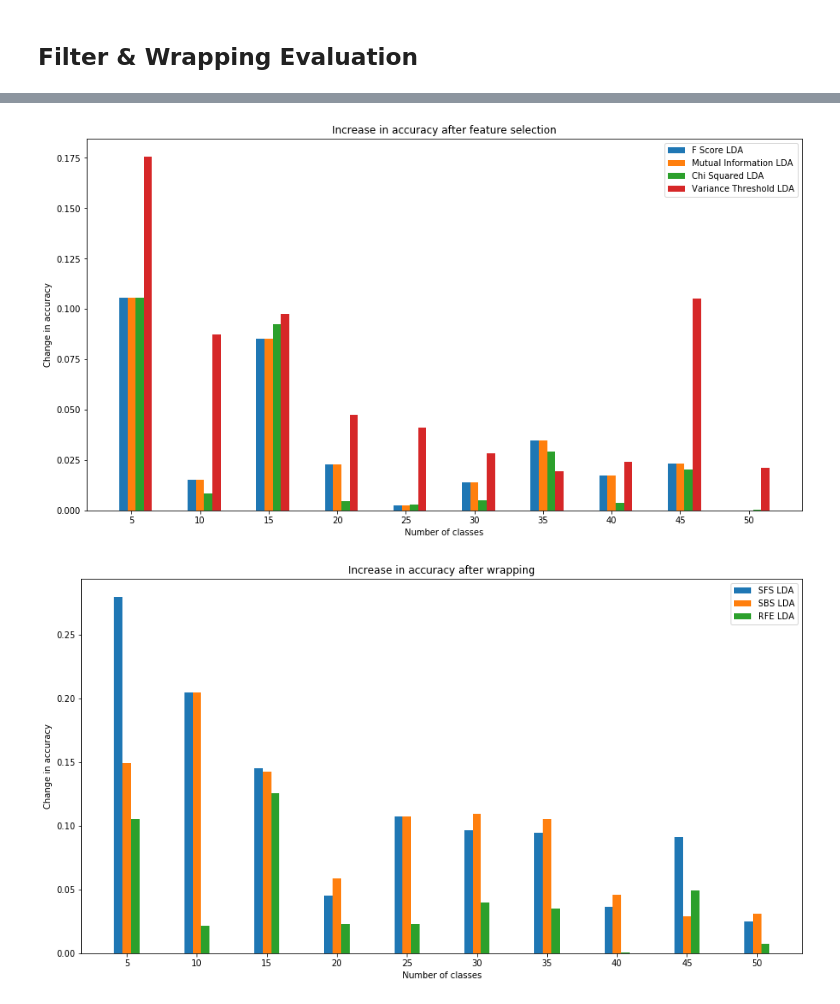
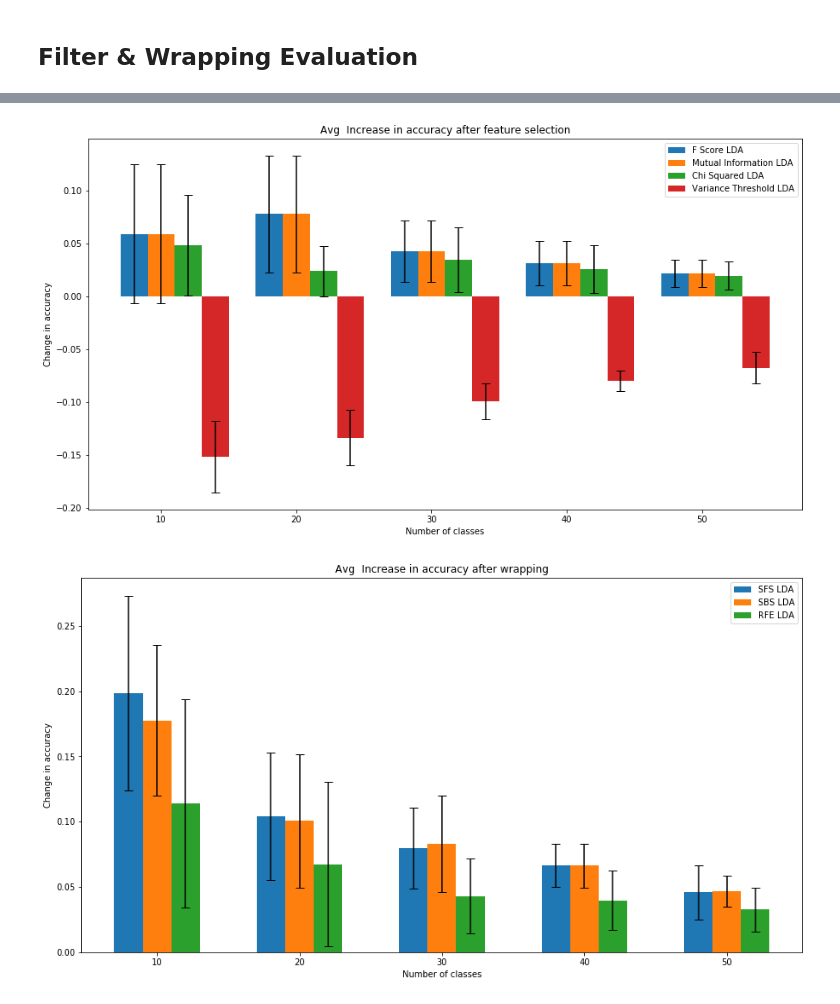
Before and after one commit to sebastiandro/MVE440-Project-3, a Jupyter notebook: SebastianN_filtering.ipynb, the cells around one changed output, grey strips where cells are left out. Saved outputs shown, nothing was run; the diff lists cells and outputs as text; code cells hidden in the pictures.

```diff
--- a/SebastianN_filtering.ipynb
+++ b/SebastianN_filtering.ipynb
@@ -79,6 +70,21 @@ def vt_feat_sel(X_train, X_test, y_train, y_test, class_alg=LinearDiscriminantAn
     vt_selected_features = np.argmax(vt_acc)
 
     return vt_time, vt_max_acc, vt_selected_features + 1
+# %%
+def vt_feat_sel_seb(X_train, X_test, y_train, y_test, th=34, class_alg=LinearDiscriminantAnalysis()):
+    t_start = time.time()
+
+    sel = VarianceThreshold(threshold=th)
+    X_train_fs = sel.fit_transform(X_train)
+    X_test_fs = X_test[:,:X_train_fs.shape[1]]
+
+    class_alg.fit(X_train_fs, y_train)
+    y_test_pred = class_alg.predict(X_test_fs)
+    acc = accuracy_score(y_test, y_test_pred, normalize=True)
+
+    vt_time = time.time()-t_start
+
+    return vt_time, acc, X_train_fs.shape[1]
 # %% [markdown]
 ### Recursive Feature Elimination
 # %%
@@ -128,7 +134,3 @@ def seq_feat_sel(X_train, X_test, y_train, y_test, num_feat = 30,\
     sfs_acc = accuracy_score(y_test, y_test_pred)
 
     return sfs_time, sfs_acc, len(wrap_feat_sfs)
-# %%
-best_ks, best_scores, times, f_scores_filtered_knn, f_scores_filtered_lda, mi_scores_filtered_knn, \
-mi_scores_filtered_lda, chi2_scores_filtered_knn, \
-chi2_scores_filtered_lda = run_filters(X_train, y_train, X_test, y_test)
@@ -336,56 +241,57 @@ for i,nc in enumerate(nr_classes):
 # %%
 # ================== Accuracy ==================
 plt.figure(figsize=(15,8))
-bw = 0.6
-plt.title("Increase in accuracy after feature selection")
-plt.bar(nr_classes-bw, f_score_accs-orig_accs, label="F Score LDA", width=bw, align='center')
-plt.bar(nr_classes, mi_accs-orig_accs,  label="Mutual Information LDA",width=bw)
-plt.bar(nr_classes+bw, chi2_accs-orig_accs,  label="Chi Squared LDA",width=bw)
-plt.bar(nr_classes+bw*2, vt_accs-orig_accs,  label="Variance Threshold LDA",width=bw)
+bw = 0.2
+xs = np.array(range(len(nr_classes)))
+plt.title("Avg  Increase in accuracy after feature selection")
+plt.bar(xs - bw, np.mean(f_score_accs-orig_accs, axis=0), yerr=np.std(f_score_accs-orig_accs, axis=0), label="F Score LDA", width=bw, align='center', capsize=5)
+plt.bar(xs, np.mean(mi_accs-orig_accs, axis=0), yerr=np.std(mi_accs-orig_accs, axis=0), label="Mutual Information LDA",width=bw,align='center', capsize=5)
+plt.bar(xs +bw, np.mean(chi2_accs-orig_accs, axis=0), yerr=np.std(chi2_accs-orig_accs, axis=0), label="Chi Squared LDA",width=bw, align='center', capsize=5)
+plt.bar(xs +bw*2, np.mean(vt_accs-orig_accs, axis=0),  yerr=np.std(vt_accs-orig_accs, axis=0), label="Variance Threshold LDA",width=bw, align='center', capsize=5)
 plt.legend()
 plt.xlabel('Number of classes')
 plt.ylabel('Change in accuracy')
-plt.xticks(nr_classes)
+plt.xticks(xs, nr_classes)
 plt.show()
 
 plt.figure(figsize=(15,8))
-plt.title("Increase in accuracy after wrapping")
-plt.bar(nr_classes-bw, sfs_accs-orig_accs, label="SFS LDA", width=bw, align='center')
-plt.bar(nr_classes, sbs_accs-orig_accs,  label="SBS LDA",width=bw)
-plt.bar(nr_classes+bw, rfe_accs-orig_accs,  label="RFE LDA",width=bw)
+plt.title("Avg  Increase in accuracy after wrapping")
+plt.bar(xs-bw, np.mean(sfs_accs-orig_accs, axis=0), yerr=np.std(sfs_accs-orig_accs, axis=0), label="SFS LDA", width=bw, align='center', capsize=5)
+plt.bar(xs, np.mean(sbs_accs-orig_accs, axis=0), yerr=np.std(sbs_accs-orig_accs, axis=0), label="SBS LDA",width=bw, capsize=5)
+plt.bar(xs+bw, np.mean(rfe_accs-orig_accs, axis=0), yerr=np.std(rfe_accs-orig_accs, axis=0), label="RFE LDA",width=bw, capsize=5)
 plt.legend()
 plt.xlabel("Number of classes")
 plt.ylabel("Change in accuracy")
-plt.xticks(nr_classes)
+plt.xticks(xs, nr_classes)
 plt.show()
 
 
 # ================== Running Time ==================
 
-f, (ax1, ax2) = plt.subplots(1, 2, sharey=True, figsize=(15,8))
+f, (ax1, ax2) = plt.subplots(1, 2, figsize=(15,8))
 
 f.figsize = (15,8)
 
-ax1.set_title("Running time for filter algorithm")
-ax1.plot(nr_classes, f_score_times, marker='.', label="F Score LDA")
-ax1.plot(nr_classes, mi_times, marker='.', label="Mutual Information LDA")
-ax1.plot(nr_classes, chi2_times, marker='.', label="Chi Squared LDA")
-ax1.plot(nr_classes, vt_times, marker='.', label="Variance Threshold LDA")
-ax1.plot(nr_classes, orig_times, marker='.', label="Original Time LDA")
+ax1.set_title("Avg Running time for filter algorithm")
+ax1.errorbar(nr_classes, np.mean(f_score_times, axis=0), yerr=np.std(f_score_times, axis=0), marker='.', label="F Score LDA")
+ax1.errorbar(nr_classes, np.mean(mi_times, axis=0), yerr=np.std(mi_times, axis=0) , marker='.', label="Mutual Information LDA")
+ax1.errorbar(nr_classes, np.mean(chi2_times, axis=0), yerr=np.std(chi2_times, axis=0) , marker='.', label="Chi Squared LDA")
+ax1.errorbar(nr_classes, np.mean(vt_times, axis=0), yerr=np.std(vt_times, axis=0) , marker='.', label="Variance Threshold LDA")
+ax1.errorbar(nr_classes, np.mean(orig_times, axis=0), yerr=np.std(orig_times, axis=0) , marker='.', label="Original Time LDA")
 ax1.set_xlabel('Number of classes')
 ax1.set_ylabel('Running time (s)')
 ax1.legend()
 
-ax2.set_title("Running time for wrapping algorithm")
-ax2.plot(nr_classes, sfs_times, marker='.', label="SFS LDA")
-ax2.plot(nr_classes, sbs_times, marker='.', label="SBS LDA")
-ax2.plot(nr_classes, rfe_times, marker='.', label="RFE LDA")
-ax2.plot(nr_classes, orig_times, marker='.', label="Original Time LDA")
+ax2.set_title("Avg Running time for wrapping algorithm")
+ax2.errorbar(nr_classes, np.mean(sfs_times, axis=0), yerr=np.std(sfs_times, axis=0) , marker='.', label="SFS LDA")
+ax2.errorbar(nr_classes, np.mean(sbs_times, axis=0), yerr=np.std(sbs_times, axis=0) , marker='.', label="SBS LDA")
+ax2.errorbar(nr_classes, np.mean(rfe_times, axis=0), yerr=np.std(rfe_times, axis=0) , marker='.', label="RFE LDA")
+ax2.errorbar(nr_classes, np.mean(orig_times, axis=0), yerr=np.std(orig_times, axis=0) , marker='.', label="Original Time LDA")
 ax2.set_xlabel("Number of classes")
 ax2.set_ylabel("Running time (s)")
 ax2.legend()
 
 plt.show()
 # %% [output]
-[figure, old version]
+[figure, new version]
-[figure, old version]
+[figure, new version]
```
Also changed, not shown: parts of 10 cells of this notebook, 1 other file.
